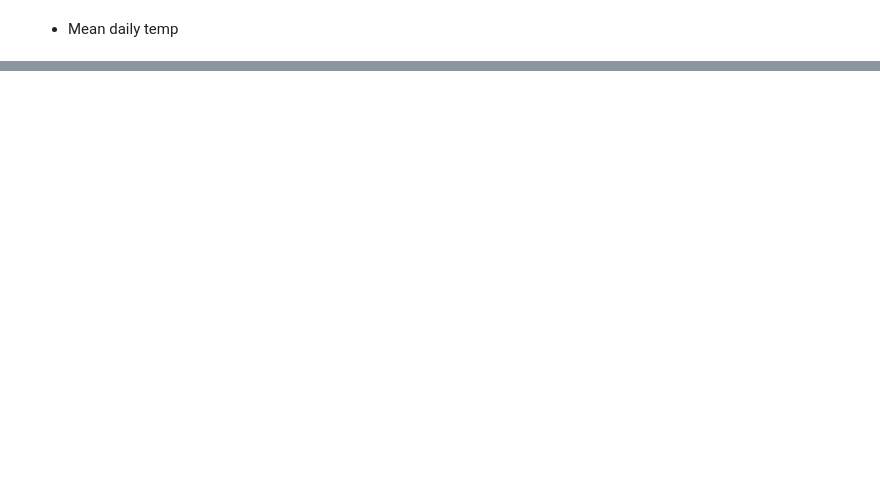
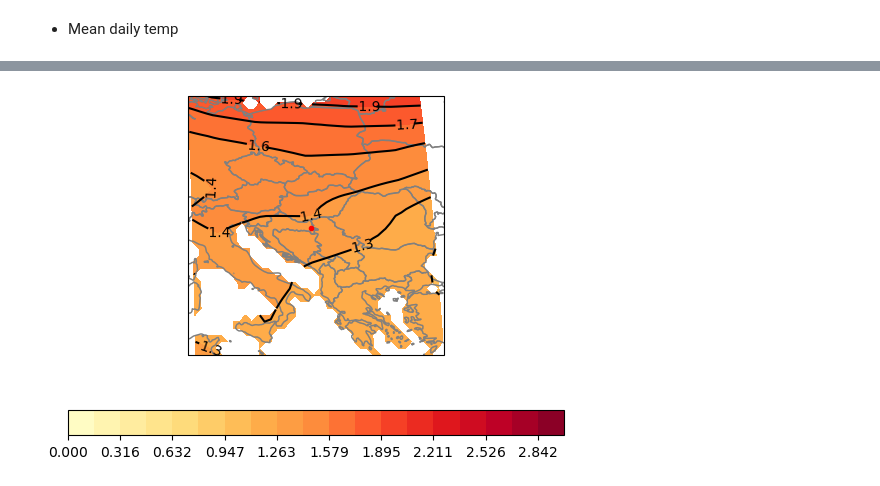
Before and after one commit to Green-Zone-Lab/vk_secap, a Jupyter notebook: notebooks/process_copernicus.ipynb, the cells around one changed output, grey strips where cells are left out. Drawn from its saved outputs; the diff is of its cells as text; code cells hidden in the pictures; blank space fills up the shorter version.

Commit message:
Push creation of charts for climate data

```diff
--- a/notebooks/process_copernicus.ipynb
+++ b/notebooks/process_copernicus.ipynb
@@ -183,0 +65,16 @@ dtype: float64
+# %%
+def extract_data_from_df(df):
+    """
+    Extract latitude, longitude, and temperature difference from the dataframe.
+    """
+    lats = df['lat'].values
+    lons = df['lon'].values
+    data = df['TG'].values
+
+    # Create a meshgrid from the unique latitudes and longitudes
+    lons, lats = np.meshgrid(np.unique(lons), np.unique(lats))
+
+    # Reshape data to fit the meshgrid shape
+    data = data.reshape(lats.shape)
+
+    return lons, lats, data
@@ -183,0 +85,60 @@ dtype: float64
+# %%
+fig = plt.figure()
+
+# Setup a global EckertIII map with faint coastlines.
+ax = fig.add_subplot(1, 1, 1, projection=ccrs.EckertIII())
+ax.set_global()
+ax.coastlines('50m', alpha=0.1)
+
+# Extract real data from your DataFrame
+x, y, z = extract_data_from_df(difference_reset)
+
+# Add colourful filled contours.
+levels = np.linspace(0, 3, 20) # This creates 13 levels from -3 to +3
+
+# Add colourful filled contours.
+filled_c = ax.contourf(
+    x, y, z,
+    levels=levels,
+    transform=ccrs.PlateCarree(),
+    cmap='YlOrRd'
+)
+
+#And black line contours.
+line_c = ax.contour(x, y, z, levels=filled_c.levels,
+                    colors=['black'],
+                    transform=ccrs.PlateCarree())
+
+lat_min, lat_max = difference_reset['lat'].min(), difference_reset['lat'].max()
+lon_min, lon_max = difference_reset['lon'].min(), difference_reset['lon'].max()
+ax.set_extent([lon_min, lon_max, lat_min, lat_max])
+
+
+# Uncomment to make the line contours invisible.
+# plt.setp(line_c.collections, visible=False)
+
+# Add a colorbar for the filled contour.
+fig.colorbar(filled_c, orientation='horizontal')
+
+countries = cfeature.NaturalEarthFeature(
+    category='cultural',
+    name='admin_0_countries',
+    scale='50m',
+    edgecolor='black',
+    facecolor='none')
+ax.add_feature(countries, edgecolor='gray')
+ax.plot(18.802666, 45.287865, 'ro', markersize=3, transform=ccrs.PlateCarree())
+
+
+# Use the line contours to place contour labels.
+ax.clabel(
+    line_c,  # Typically best results when labelling line contours.
+    colors=['black'],
+    manual=False,  # Automatic placement vs manual placement.
+    inline=True,  # Cut the line where the label will be placed.
+    fmt=' {:.1f}'.format,  # Labes as integers, with some extra space.
+)
+
+plt.show()
+# %% [output]
+[figure, added]
```
Also changed, not shown: parts of 24 cells of this notebook, 3 other files.
